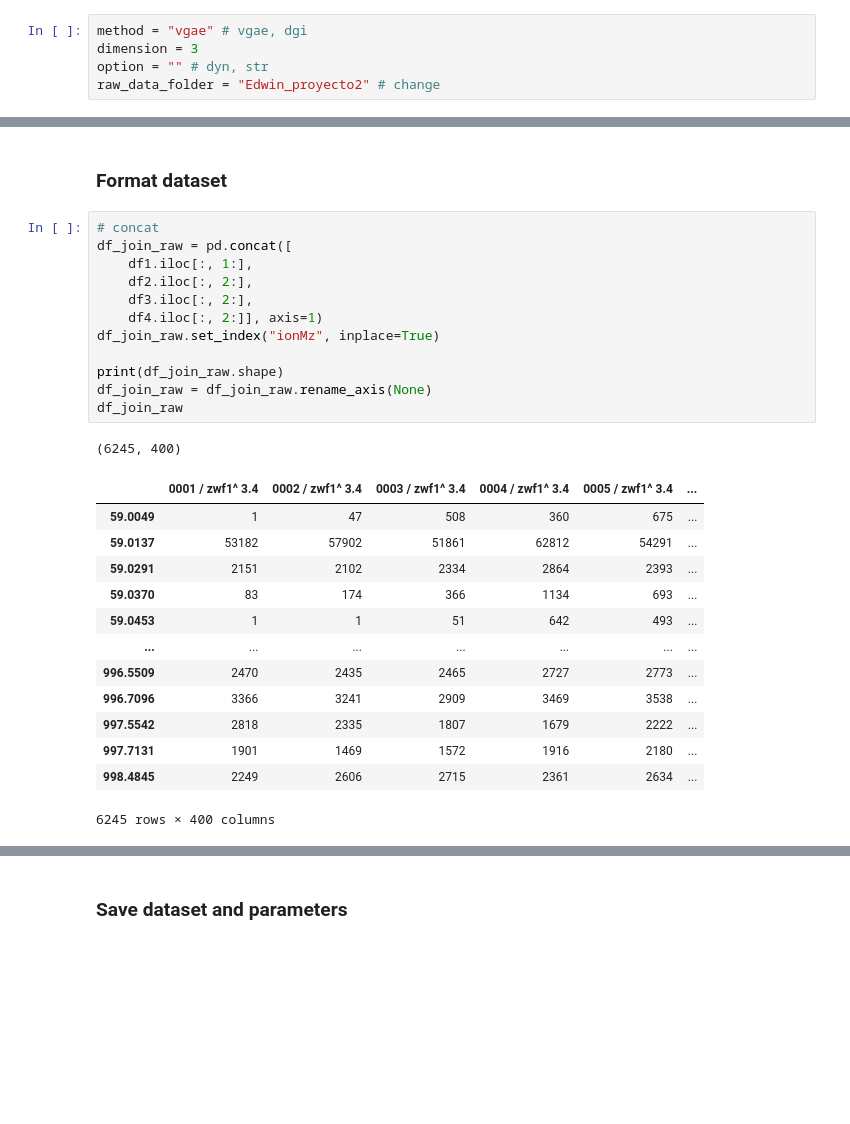
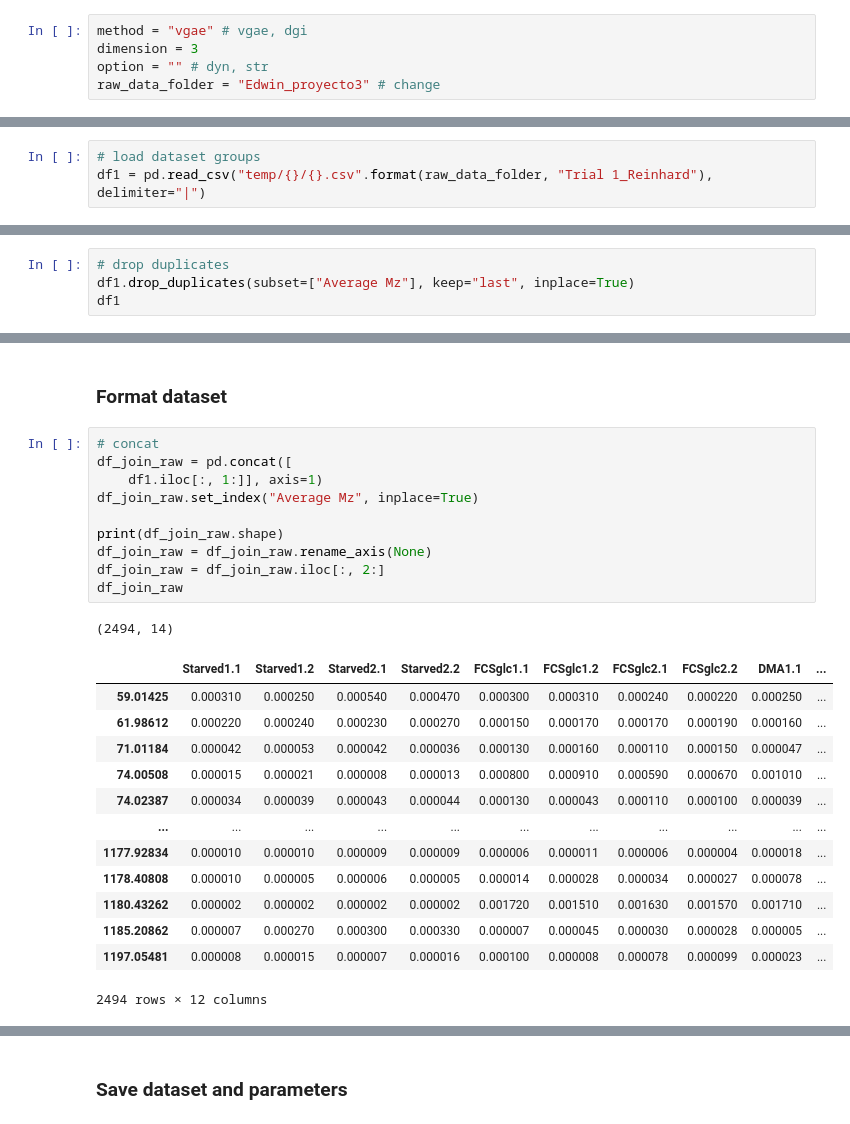
Before and after one commit to win7/GNN_Unsupervised, a Jupyter notebook: format_input.ipynb, the cells around one changed output, grey strips where cells are left out. Cells and saved outputs as stored; diff of their text form; blank space fills up the shorter version.

```diff
--- a/format_input.ipynb
+++ b/format_input.ipynb
@@ -30,5 +32,5 @@ time: 5.92 ms (started: 2023-07-08 23:46:40 -05:00)
 method = "vgae" # vgae, dgi
 dimension = 3
 option = "" # dyn, str
-raw_data_folder = "Edwin_proyecto2" # change
+raw_data_folder = "Edwin_proyecto3" # change
 # %% [output]
@@ -46,0 +40,3 @@ time: 325 ms (started: 2023-07-08 23:46:40 -05:00)
+# %%
+# load dataset groups
+df1 = pd.read_csv("temp/{}/{}.csv".format(raw_data_folder, "Trial 1_Reinhard"), delimiter="|")
@@ -63,0 +62,4 @@ time: 26.7 ms (started: 2023-07-08 23:46:40 -05:00)
+# %%
+# drop duplicates
+df1.drop_duplicates(subset=["Average Mz"], keep="last", inplace=True)
+df1
@@ -66,27 +83,25 @@ time: 26.7 ms (started: 2023-07-08 23:46:40 -05:00)
 # %%
 # concat
 df_join_raw = pd.concat([
-    df1.iloc[:, 1:],
-    df2.iloc[:, 2:],
-    df3.iloc[:, 2:],
-    df4.iloc[:, 2:]], axis=1)
-df_join_raw.set_index("ionMz", inplace=True)
+    df1.iloc[:, 1:]], axis=1)
+df_join_raw.set_index("Average Mz", inplace=True)
 
 print(df_join_raw.shape)
 df_join_raw = df_join_raw.rename_axis(None)
+df_join_raw = df_join_raw.iloc[:, 2:]
 df_join_raw
 # %% [output]
-(6245, 400)
+(2494, 14)
-|  | 0001 / zwf1^ 3.4 | 0002 / zwf1^ 3.4 | 0003 / zwf1^ 3.4 | 0004 / zwf1^ 3.4 | 0005 / zwf1^ 3.4 | ... |
-| 59.0049 | 1 | 47 | 508 | 360 | 675 | ... |
-| 59.0137 | 53182 | 57902 | 51861 | 62812 | 54291 | ... |
-| 59.0291 | 2151 | 2102 | 2334 | 2864 | 2393 | ... |
-| 59.0370 | 83 | 174 | 366 | 1134 | 693 | ... |
-| 59.0453 | 1 | 1 | 51 | 642 | 493 | ... |
-| ... | ... | ... | ... | ... | ... | ... |
-| 996.5509 | 2470 | 2435 | 2465 | 2727 | 2773 | ... |
-| 996.7096 | 3366 | 3241 | 2909 | 3469 | 3538 | ... |
-| 997.5542 | 2818 | 2335 | 1807 | 1679 | 2222 | ... |
-| 997.7131 | 1901 | 1469 | 1572 | 1916 | 2180 | ... |
-| 998.4845 | 2249 | 2606 | 2715 | 2361 | 2634 | ... |
+|  | Starved1.1 | Starved1.2 | Starved2.1 | Starved2.2 | FCSglc1.1 | FCSglc1.2 | FCSglc2.1 | FCSglc2.2 | DMA1.1 | ... |
+| 59.01425 | 0.000310 | 0.000250 | 0.000540 | 0.000470 | 0.000300 | 0.000310 | 0.000240 | 0.000220 | 0.000250 | ... |
+| 61.98612 | 0.000220 | 0.000240 | 0.000230 | 0.000270 | 0.000150 | 0.000170 | 0.000170 | 0.000190 | 0.000160 | ... |
+| 71.01184 | 0.000042 | 0.000053 | 0.000042 | 0.000036 | 0.000130 | 0.000160 | 0.000110 | 0.000150 | 0.000047 | ... |
+| 74.00508 | 0.000015 | 0.000021 | 0.000008 | 0.000013 | 0.000800 | 0.000910 | 0.000590 | 0.000670 | 0.001010 | ... |
+| 74.02387 | 0.000034 | 0.000039 | 0.000043 | 0.000044 | 0.000130 | 0.000043 | 0.000110 | 0.000100 | 0.000039 | ... |
+| ... | ... | ... | ... | ... | ... | ... | ... | ... | ... | ... |
+| 1177.92834 | 0.000010 | 0.000010 | 0.000009 | 0.000009 | 0.000006 | 0.000011 | 0.000006 | 0.000004 | 0.000018 | ... |
+| 1178.40808 | 0.000010 | 0.000005 | 0.000006 | 0.000005 | 0.000014 | 0.000028 | 0.000034 | 0.000027 | 0.000078 | ... |
+| 1180.43262 | 0.000002 | 0.000002 | 0.000002 | 0.000002 | 0.001720 | 0.001510 | 0.001630 | 0.001570 | 0.001710 | ... |
+| 1185.20862 | 0.000007 | 0.000270 | 0.000300 | 0.000330 | 0.000007 | 0.000045 | 0.000030 | 0.000028 | 0.000005 | ... |
+| 1197.05481 | 0.000008 | 0.000015 | 0.000007 | 0.000016 | 0.000100 | 0.000008 | 0.000078 | 0.000099 | 0.000023 | ... |
-6245 rows × 400 columns
+2494 rows × 12 columns
```
Also changed, not shown: parts of 15 cells of this notebook, 6 other files.
